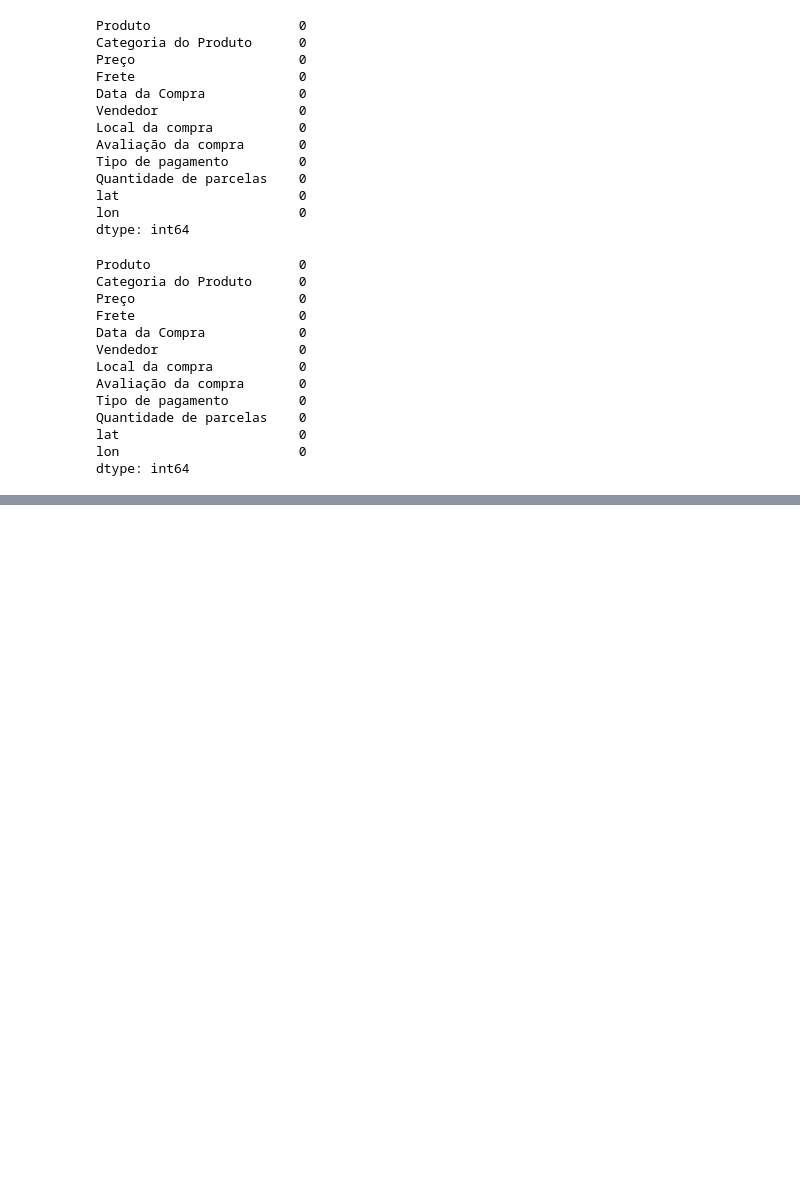
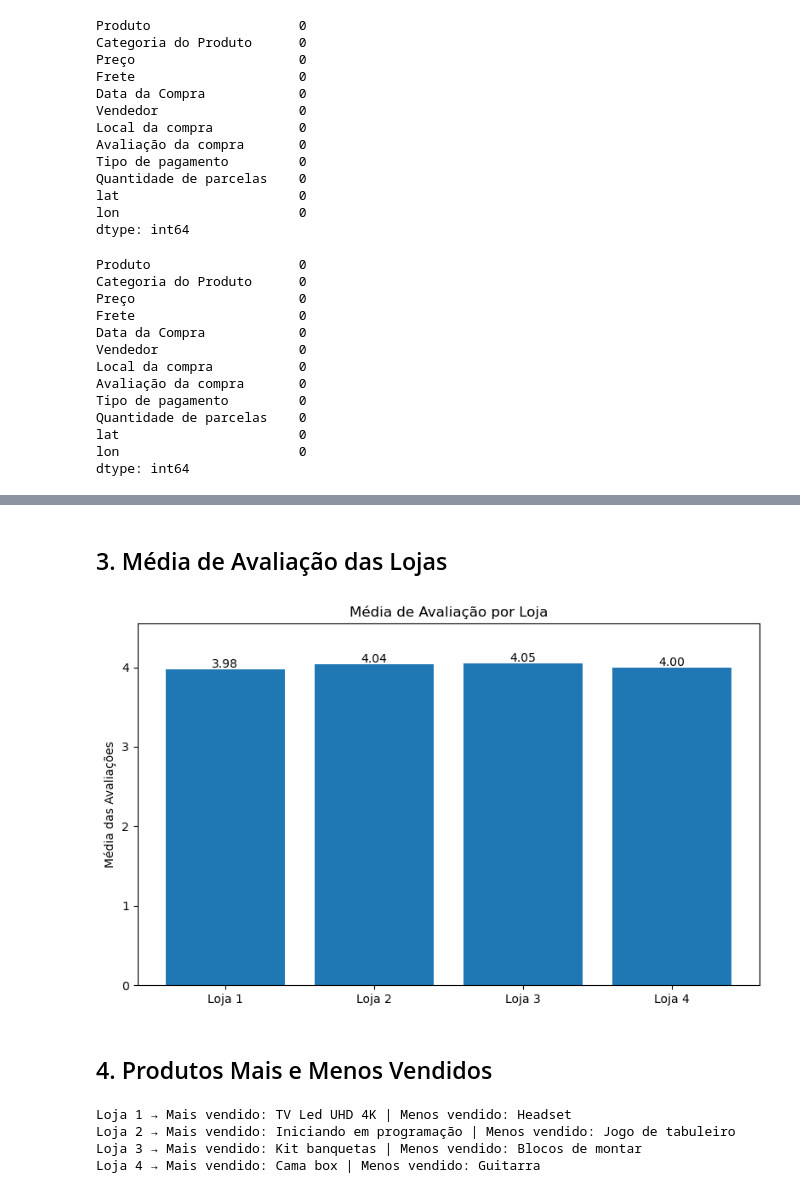
Before and after one commit to FiGuidastri/challenge-alura-store, a Jupyter notebook: main.ipynb, the cells around one changed output, grey strips where cells are left out. Drawn from its saved outputs; the diff is of its cells as text; code cells hidden in the pictures; blank space fills up the shorter version.

```diff
--- a/main.ipynb
+++ b/main.ipynb
@@ -180,0 +242,62 @@ Faturamento total - Loja 4:  1384497.58
+# %% [markdown]
+
+## 3. Média de Avaliação das Lojas
+# %%
+# Calcular as médias de avaliação
+medias = {
+    "Loja 1": df_loja1["Avaliação da compra"].mean(),
+    "Loja 2": df_loja2["Avaliação da compra"].mean(),
+    "Loja 3": df_loja3["Avaliação da compra"].mean(),
+    "Loja 4": df_loja4["Avaliação da compra"].mean(),
+}
+
+lojas = list(medias.keys())
+valores = list(medias.values())
+
+plt.figure(figsize=(8, 5))
+plt.bar(lojas, valores)
+
+plt.title("Média de Avaliação por Loja")
+plt.ylabel("Média das Avaliações")
+
+# Inserir valores acima das barras
+for i, v in enumerate(valores):
+    plt.text(i, v + 0.02, f"{v:.2f}", ha="center")
+
+plt.ylim(0, max(valores) + 0.5)
+plt.tight_layout()
+plt.show()
+# %% [output]
+[figure, added]
+# %% [markdown]
+## 4. Produtos Mais e Menos Vendidos
+# %%
+# Loja 1
+vendas1 = df_loja1["Produto"].value_counts()
+mais_vendido_1 = vendas1.idxmax()
+menos_vendido_1 = vendas1.idxmin()
+
+# Loja 2
+vendas2 = df_loja2["Produto"].value_counts()
+mais_vendido_2 = vendas2.idxmax()
+menos_vendido_2 = vendas2.idxmin()
+
+# Loja 3
+vendas3 = df_loja3["Produto"].value_counts()
+mais_vendido_3 = vendas3.idxmax()
+menos_vendido_3 = vendas3.idxmin()
+
+# Loja 4
+vendas4 = df_loja4["Produto"].value_counts()
+mais_vendido_4 = vendas4.idxmax()
+menos_vendido_4 = vendas4.idxmin()
+
+print("Loja 1 → Mais vendido:", mais_vendido_1, "| Menos vendido:", menos_vendido_1)
+print("Loja 2 → Mais vendido:", mais_vendido_2, "| Menos vendido:", menos_vendido_2)
+print("Loja 3 → Mais vendido:", mais_vendido_3, "| Menos vendido:", menos_vendido_3)
+print("Loja 4 → Mais vendido:", mais_vendido_4, "| Menos vendido:", menos_vendido_4)
+# %% [output]
+Loja 1 → Mais vendido: TV Led UHD 4K | Menos vendido: Headset
+Loja 2 → Mais vendido: Iniciando em programação | Menos vendido: Jogo de tabuleiro
+Loja 3 → Mais vendido: Kit banquetas | Menos vendido: Blocos de montar
+Loja 4 → Mais vendido: Cama box | Menos vendido: Guitarra
```
Also changed, not shown: parts of 6 cells of this notebook.
